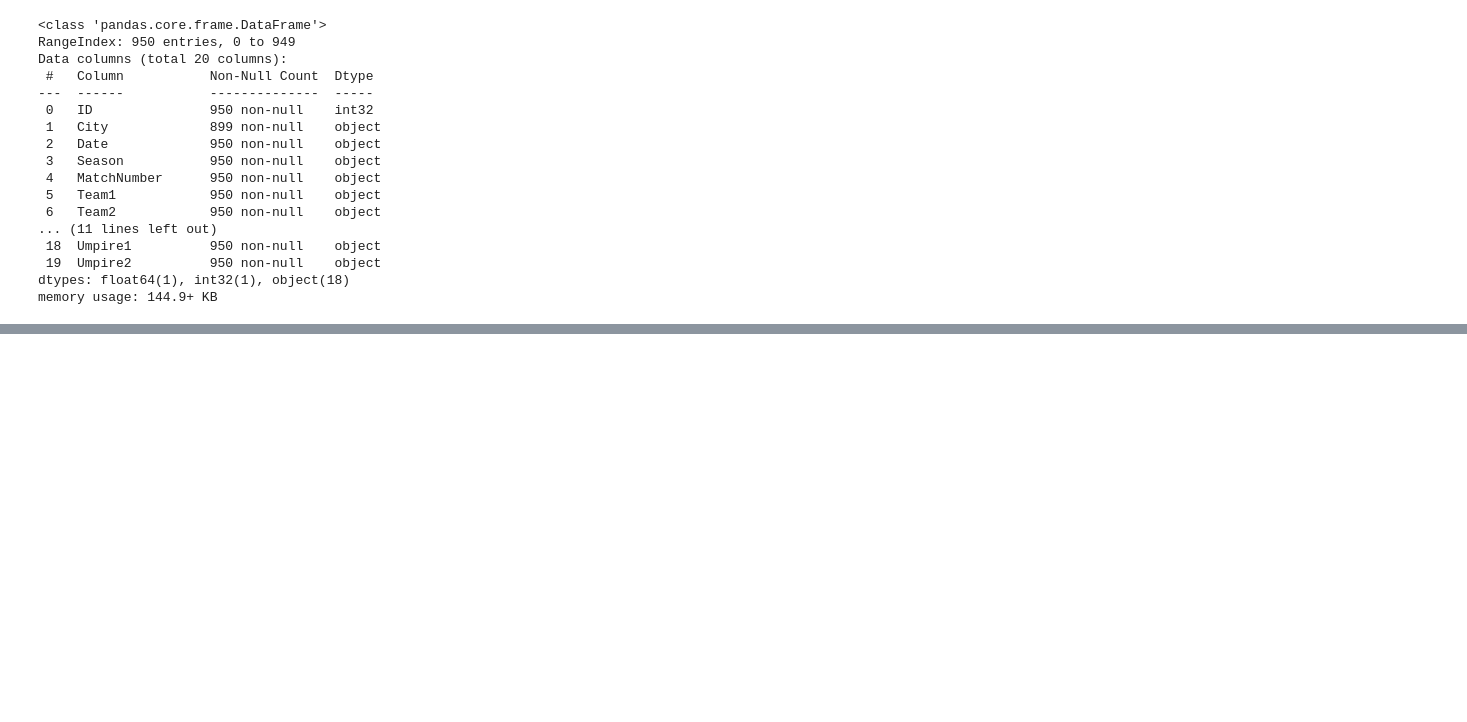
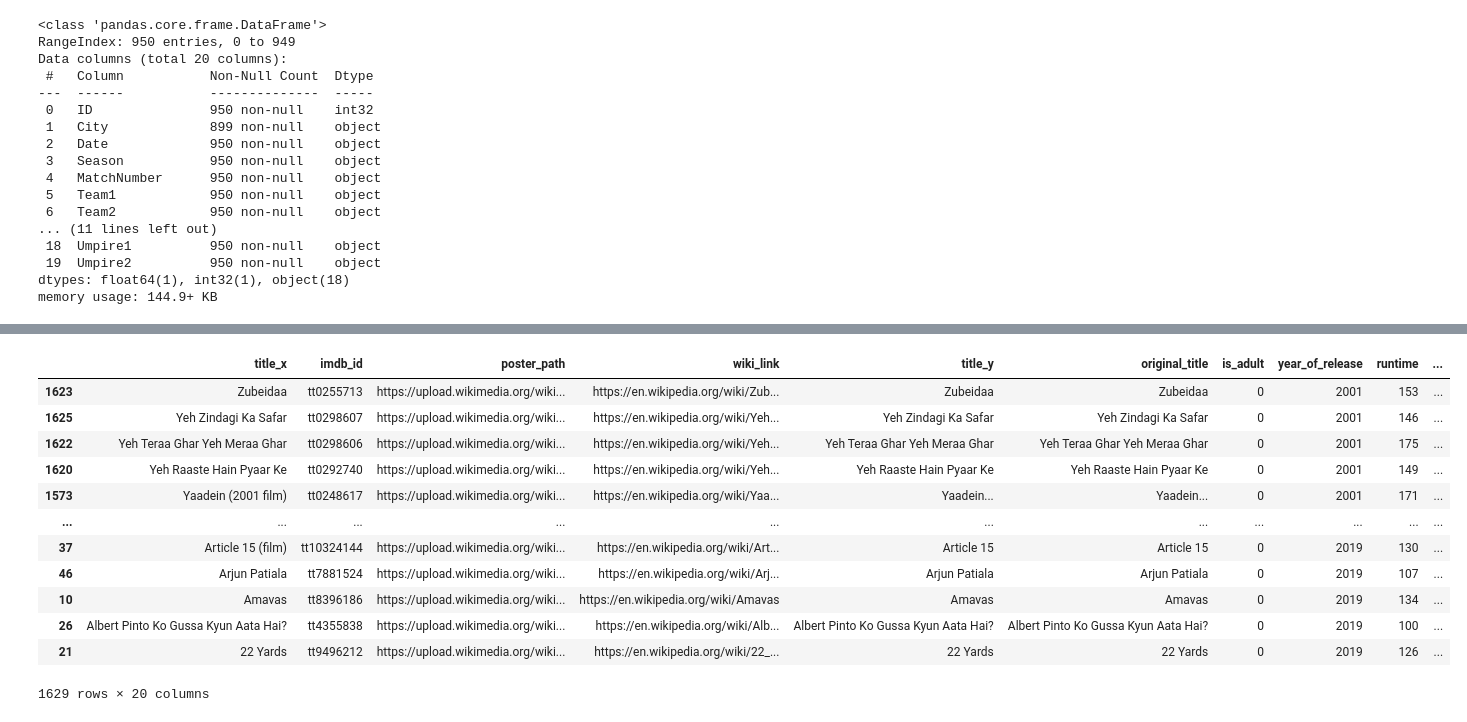
Before and after one commit to anshulkansal121/Python-Programming, a Jupyter notebook: Pandas/Pandas DataFrame.ipynb, the cells around one changed output, grey strips where cells are left out. Saved outputs shown, nothing was run; the diff lists cells and outputs as text; code cells hidden in the pictures; blank space fills up the shorter version.

```diff
--- a/Pandas/Pandas DataFrame.ipynb
+++ b/Pandas/Pandas DataFrame.ipynb
@@ -619,0 +710,17 @@ memory usage: 144.9+ KB
+# %%
+# Sort the movies df firstly by year of release and then bu title - Sort by Multiple Columns
+movies.sort_values(['year_of_release','title_x'], ascending=[True,False])
+# %% [output]
+|  | title_x | imdb_id | poster_path | wiki_link | title_y | original_title | is_adult | year_of_release | runtime | ... |
+| 1623 | Zubeidaa | tt0255713 | https://upload.wikimedia.org/wiki... | https://en.wikipedia.org/wiki/Zub... | Zubeidaa | Zubeidaa | 0 | 2001 | 153 | ... |
+| 1625 | Yeh Zindagi Ka Safar | tt0298607 | https://upload.wikimedia.org/wiki... | https://en.wikipedia.org/wiki/Yeh... | Yeh Zindagi Ka Safar | Yeh Zindagi Ka Safar | 0 | 2001 | 146 | ... |
+| 1622 | Yeh Teraa Ghar Yeh Meraa Ghar | tt0298606 | https://upload.wikimedia.org/wiki... | https://en.wikipedia.org/wiki/Yeh... | Yeh Teraa Ghar Yeh Meraa Ghar | Yeh Teraa Ghar Yeh Meraa Ghar | 0 | 2001 | 175 | ... |
+| 1620 | Yeh Raaste Hain Pyaar Ke | tt0292740 | https://upload.wikimedia.org/wiki... | https://en.wikipedia.org/wiki/Yeh... | Yeh Raaste Hain Pyaar Ke | Yeh Raaste Hain Pyaar Ke | 0 | 2001 | 149 | ... |
+| 1573 | Yaadein (2001 film) | tt0248617 | https://upload.wikimedia.org/wiki... | https://en.wikipedia.org/wiki/Yaa... | Yaadein... | Yaadein... | 0 | 2001 | 171 | ... |
+| ... | ... | ... | ... | ... | ... | ... | ... | ... | ... | ... |
+| 37 | Article 15 (film) | tt10324144 | https://upload.wikimedia.org/wiki... | https://en.wikipedia.org/wiki/Art... | Article 15 | Article 15 | 0 | 2019 | 130 | ... |
+| 46 | Arjun Patiala | tt7881524 | https://upload.wikimedia.org/wiki... | https://en.wikipedia.org/wiki/Arj... | Arjun Patiala | Arjun Patiala | 0 | 2019 | 107 | ... |
+| 10 | Amavas | tt8396186 | https://upload.wikimedia.org/wiki... | https://en.wikipedia.org/wiki/Amavas | Amavas | Amavas | 0 | 2019 | 134 | ... |
+| 26 | Albert Pinto Ko Gussa Kyun Aata Hai? | tt4355838 | https://upload.wikimedia.org/wiki... | https://en.wikipedia.org/wiki/Alb... | Albert Pinto Ko Gussa Kyun Aata Hai? | Albert Pinto Ko Gussa Kyun Aata Hai? | 0 | 2019 | 100 | ... |
+| 21 | 22 Yards | tt9496212 | https://upload.wikimedia.org/wiki... | https://en.wikipedia.org/wiki/22_... | 22 Yards | 22 Yards | 0 | 2019 | 126 | ... |
+1629 rows × 20 columns
```
Also changed, not shown: parts of 28 cells of this notebook.
